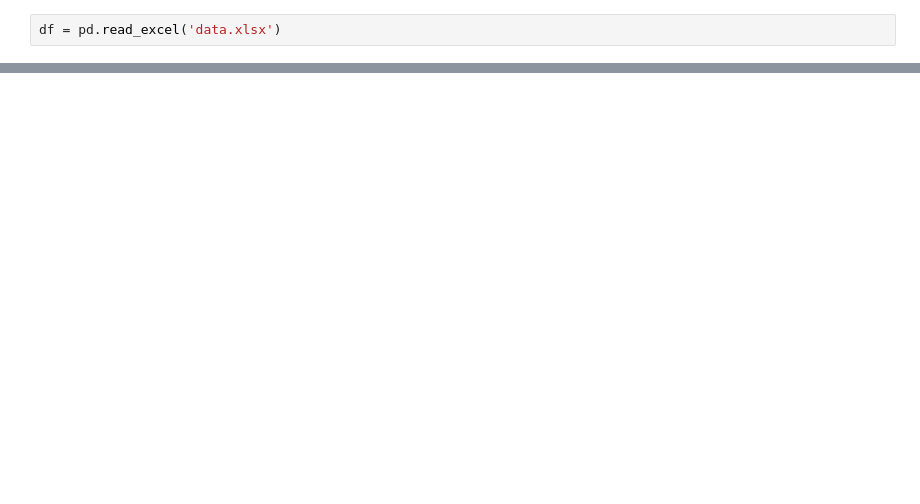
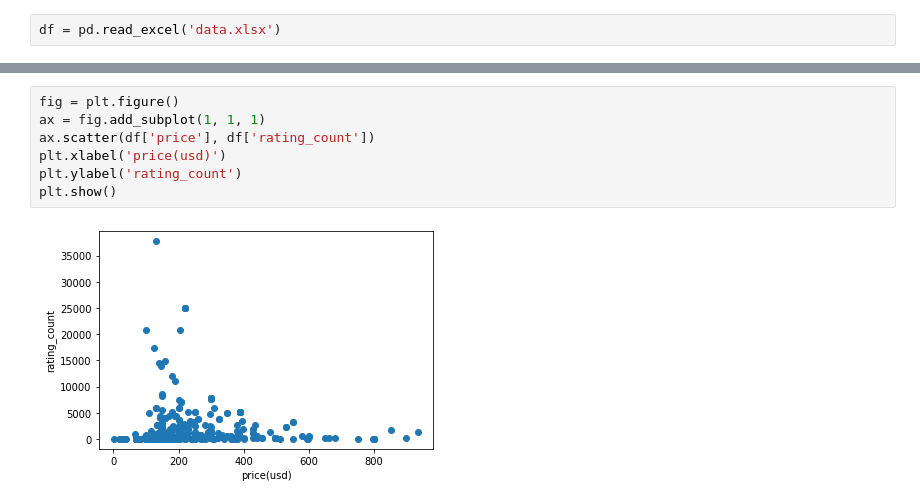
Before and after one commit to tinon224/amazon_monitor, a Jupyter notebook: amazon_pc_monitor.ipynb, the cells around one changed output, grey strips where cells are left out. Saved outputs shown, nothing was run; the diff lists cells and outputs as text; blank space fills up the shorter version.

```diff
--- a/amazon_pc_monitor.ipynb
+++ b/amazon_pc_monitor.ipynb
@@ -36,0 +83,9 @@ df.head()
+# %%
+fig = plt.figure()
+ax = fig.add_subplot(1, 1, 1)
+ax.scatter(df['price'], df['rating_count'])
+plt.xlabel('price(usd)')
+plt.ylabel('rating_count')
+plt.show()
+# %% [output]
+[figure, added]
```
Also changed, not shown: parts of 21 cells of this notebook.
